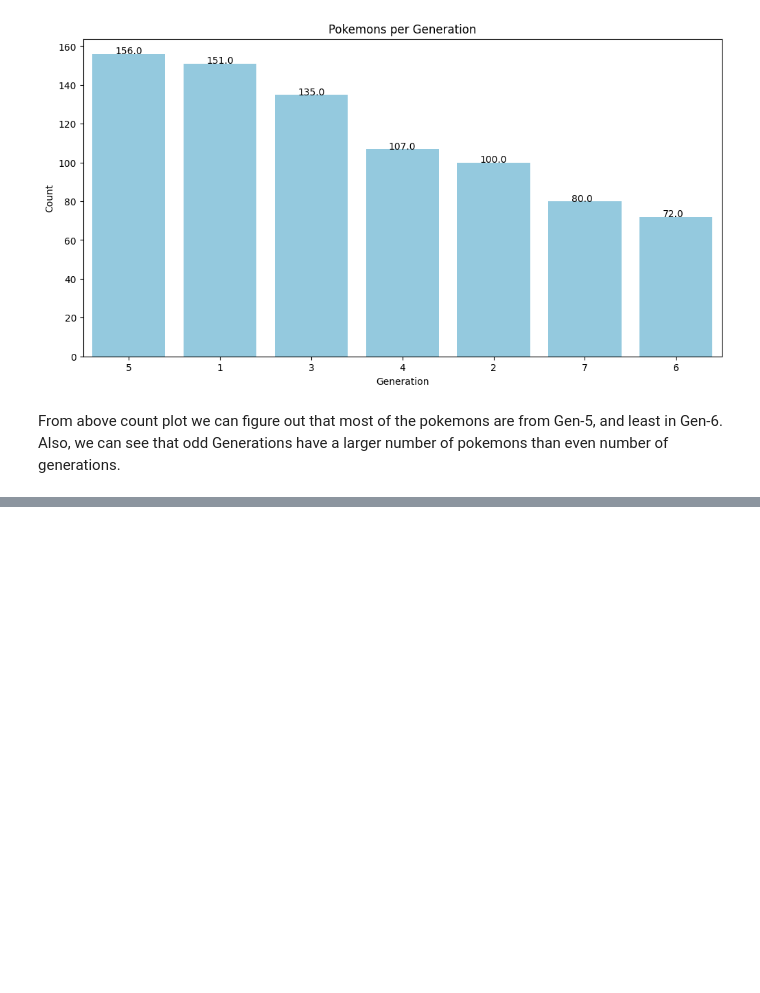
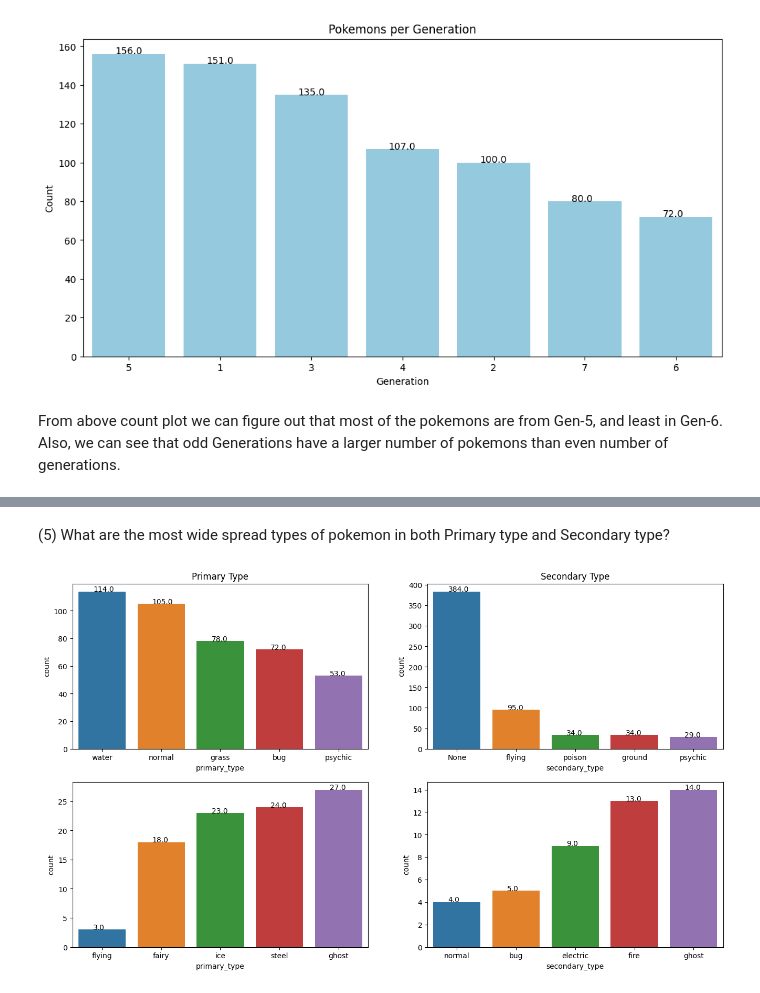
Before and after one commit to Zjm1900/data_mining, a Jupyter notebook: pokemon/pokemon.ipynb, the cells around one changed output, grey strips where cells are left out. Saved outputs shown, nothing was run; the diff lists cells and outputs as text; code cells hidden in the pictures; blank space fills up the shorter version.

```diff
--- a/pokemon/pokemon.ipynb
+++ b/pokemon/pokemon.ipynb
@@ -325,0 +391,24 @@ From above count plot we can figure out that most of the pokemons are from Gen-5
+# %% [markdown]
+(5) What are the most wide spread types of pokemon in both Primary type and Secondary type?
+# %%
+fig,axes = plt.subplots(2,2,figsize=(16,9))
+ax = sns.countplot(x='primary_type',data=data,order=data['primary_type'].value_counts().iloc[:5].index, ax=axes[0,0])
+ax.set_title('Primary Type')
+for p in ax.patches:
+    ax.annotate('{:.1f}'.format(p.get_height()), (p.get_x()+0.25, p.get_height()+0.01))
+
+ax = sns.countplot(x='secondary_type',data=data,order=data['secondary_type'].value_counts().iloc[:5].index, ax=axes[0,1])
+ax.set_title('Secondary Type')
+for p in ax.patches:
+    ax.annotate('{:.1f}'.format(p.get_height()), (p.get_x()+0.25, p.get_height()+0.01))
+
+ax = sns.countplot(x='primary_type',data=data,order=data['primary_type'].value_counts(ascending=True).index[:5], ax=axes[1,0])
+for p in ax.patches:
+    ax.annotate('{:.1f}'.format(p.get_height()), (p.get_x()+0.25, p.get_height()+0.01))
+
+ax = sns.countplot(x='secondary_type',data=data,order=data['secondary_type'].value_counts(ascending=True).index[:5], ax=axes[1,1])
+for p in ax.patches:
+    ax.annotate('{:.1f}'.format(p.get_height()), (p.get_x()+0.25, p.get_height()+0.01))
+plt.show()
+# %% [output]
+[figure, added]
```
Also changed, not shown: parts of 38 cells of this notebook.
